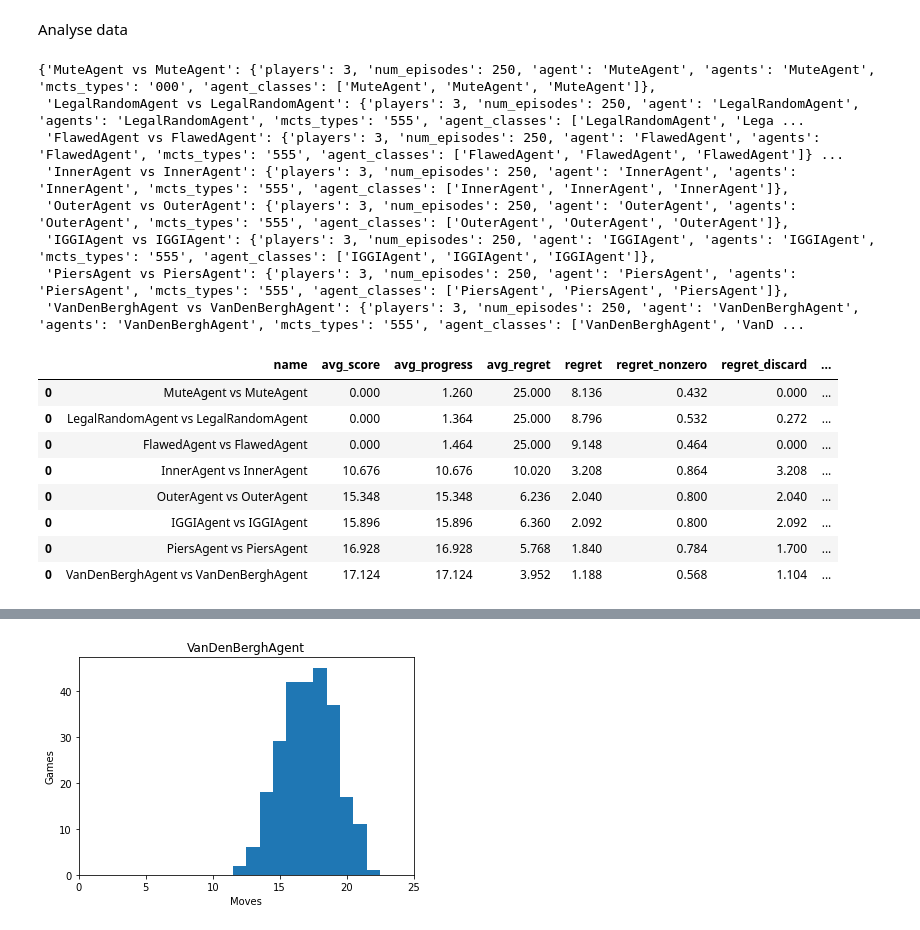
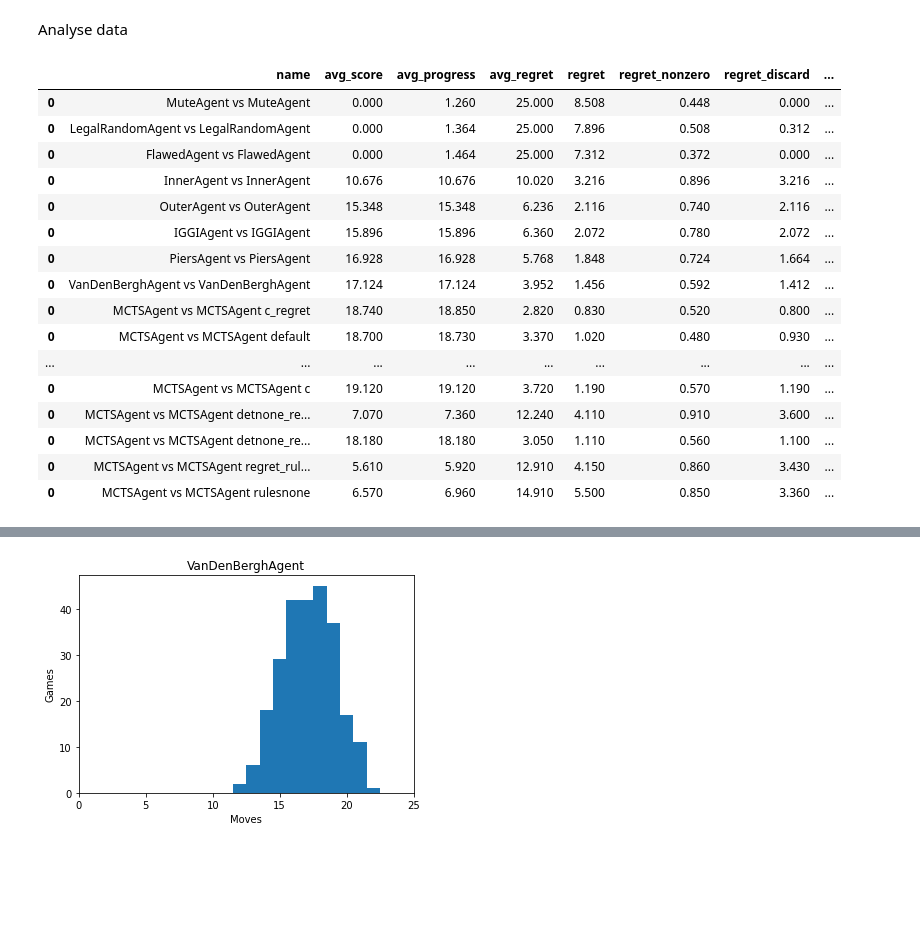
Before and after one commit to MBlogs/mcts-hanabi, a Jupyter notebook: experiments_store/analyse_experiment.ipynb, the cells around one changed output, grey strips where cells are left out. Cells and saved outputs as stored; diff of their text form; code cells hidden in the pictures; blank space fills up the shorter version.

Commit message:
MCTS Mix Experiment ready

```diff
--- a/experiments_store/analyse_experiment.ipynb
+++ b/experiments_store/analyse_experiment.ipynb
@@ -156,0 +157,32 @@ Computed average game regret 3.952
+# %%
+# Each file is a list of experiments
+file_names = {"vrun_rulebased3p":"vrun_rulebased_2/vrun_rulebased3p.sh.o"
+             ,"vrun_mcts_c_regret":"vrun_mcts_2/vrun_mcts_c_regret.sh.o1215729"
+             ,"vrun_mcts_default":"vrun_mcts_2/vrun_mcts_default.sh.o1215727"
+             ,"vrun_mcts_detnone_random_rulesnone":"vrun_mcts_2/vrun_mcts_detnone_random_rulesnone.sh.o1215733"
+             ,"vrun_mcts_detnone_regret_depth1":"vrun_mcts_2/vrun_mcts_detnone_regret_depth1.sh.o1215734"
+             ,"vrun_mcts_detnone_rulesnone":"vrun_mcts_2/vrun_mcts_detnone_rulesnone.sh.o1215732"
+             ,"vrun_mcts_detnone":"vrun_mcts_2/vrun_mcts_detnone.sh.o1215731"
+             ,"vrun_mcts_regret":"vrun_mcts_2/vrun_mcts_regret.sh.o1215737"
+             ,"vrun_mcts_c":"vrun_mcts_3/vrun_mcts_c.sh.o1215953"
+             ,"vrun_mcts_detnone_regret_rulesnone":"vrun_mcts_3/vrun_mcts_detnone_regret_rulesnone.sh.o1215958"
+             ,"vrun_mcts_detnone_regret":"vrun_mcts_3/vrun_mcts_detnone_regret.sh.o1215955"
+             ,"vrun_mcts_regret_rulesnone":"vrun_mcts_3/vrun_mcts_regret_rulesnone.sh.o1215957"
+             ,"vrun_mcts_rulesnone":"vrun_mcts_3/vrun_mcts_rulesnone.sh.o1215954"}
+master_experiments = {}
+
+for k,v in file_names.items():
+  experiments_store = None
+  experiments = None
+  exec(open(v).read()) # Defines a list of experiments (eg. 2p - 5p)
+  assert experiments_store is not None or experiments is not None
+  if experiments_store is not None: # Handle legeacy case where it was set to experiments_store
+    experiments = experiments_store
+  for i in range(len(experiments)):
+    master_experiments[k+"_"+str(i)] = experiments[i]
+
+experiment_list = [v for k,v in master_experiments.items()]
+experiment_dict = {exp.name:exp for k,exp in master_experiments.items()}
+
+for exp in experiment_list:
+  explain_experiment(exp)
@@ -157,25 +207,23 @@ Computed average game regret 3.952
 # %% [markdown]
 Analyse data
-# %%
-experiment_dict
-# %% [output]
-{'MuteAgent vs MuteAgent': {'players': 3, 'num_episodes': 250, 'agent': 'MuteAgent', 'agents': 'MuteAgent', 'mcts_types': '000', 'agent_classes': ['MuteAgent', 'MuteAgent', 'MuteAgent']},
- 'LegalRandomAgent vs LegalRandomAgent': {'players': 3, 'num_episodes': 250, 'agent': 'LegalRandomAgent', 'agents': 'LegalRandomAgent', 'mcts_types': '555', 'agent_classes': ['LegalRandomAgent', 'Lega ...
- 'FlawedAgent vs FlawedAgent': {'players': 3, 'num_episodes': 250, 'agent': 'FlawedAgent', 'agents': 'FlawedAgent', 'mcts_types': '555', 'agent_classes': ['FlawedAgent', 'FlawedAgent', 'FlawedAgent']} ...
- 'InnerAgent vs InnerAgent': {'players': 3, 'num_episodes': 250, 'agent': 'InnerAgent', 'agents': 'InnerAgent', 'mcts_types': '555', 'agent_classes': ['InnerAgent', 'InnerAgent', 'InnerAgent']},
- 'OuterAgent vs OuterAgent': {'players': 3, 'num_episodes': 250, 'agent': 'OuterAgent', 'agents': 'OuterAgent', 'mcts_types': '555', 'agent_classes': ['OuterAgent', 'OuterAgent', 'OuterAgent']},
- 'IGGIAgent vs IGGIAgent': {'players': 3, 'num_episodes': 250, 'agent': 'IGGIAgent', 'agents': 'IGGIAgent', 'mcts_types': '555', 'agent_classes': ['IGGIAgent', 'IGGIAgent', 'IGGIAgent']},
- 'PiersAgent vs PiersAgent': {'players': 3, 'num_episodes': 250, 'agent': 'PiersAgent', 'agents': 'PiersAgent', 'mcts_types': '555', 'agent_classes': ['PiersAgent', 'PiersAgent', 'PiersAgent']},
- 'VanDenBerghAgent vs VanDenBerghAgent': {'players': 3, 'num_episodes': 250, 'agent': 'VanDenBerghAgent', 'agents': 'VanDenBerghAgent', 'mcts_types': '555', 'agent_classes': ['VanDenBerghAgent', 'VanD ...
-# %%
-pd.concat([row_experiment(exp,0) for k,exp in experiment_dict.items()])
-# %% [output]
-|  | name | avg_score | avg_progress | avg_regret | regret | regret_nonzero | regret_discard | ... |
-| 0 | MuteAgent vs MuteAgent | 0.000 | 1.260 | 25.000 | 8.136 | 0.432 | 0.000 | ... |
-| 0 | LegalRandomAgent vs LegalRandomAgent | 0.000 | 1.364 | 25.000 | 8.796 | 0.532 | 0.272 | ... |
-| 0 | FlawedAgent vs FlawedAgent | 0.000 | 1.464 | 25.000 | 9.148 | 0.464 | 0.000 | ... |
-| 0 | InnerAgent vs InnerAgent | 10.676 | 10.676 | 10.020 | 3.208 | 0.864 | 3.208 | ... |
-| 0 | OuterAgent vs OuterAgent | 15.348 | 15.348 | 6.236 | 2.040 | 0.800 | 2.040 | ... |
-| 0 | IGGIAgent vs IGGIAgent | 15.896 | 15.896 | 6.360 | 2.092 | 0.800 | 2.092 | ... |
-| 0 | PiersAgent vs PiersAgent | 16.928 | 16.928 | 5.768 | 1.840 | 0.784 | 1.700 | ... |
-| 0 | VanDenBerghAgent vs VanDenBerghAgent | 17.124 | 17.124 | 3.952 | 1.188 | 0.568 | 1.104 | ... |
+# %%
+df = experiments_dict_to_df(master_experiments,2)
+df
+# %% [output]
+|  | name | avg_score | avg_progress | avg_regret | regret | regret_nonzero | regret_discard | ... |
+| 0 | MuteAgent vs MuteAgent | 0.000 | 1.260 | 25.000 | 8.508 | 0.448 | 0.000 | ... |
+| 0 | LegalRandomAgent vs LegalRandomAgent | 0.000 | 1.364 | 25.000 | 7.896 | 0.508 | 0.312 | ... |
+| 0 | FlawedAgent vs FlawedAgent | 0.000 | 1.464 | 25.000 | 7.312 | 0.372 | 0.000 | ... |
+| 0 | InnerAgent vs InnerAgent | 10.676 | 10.676 | 10.020 | 3.216 | 0.896 | 3.216 | ... |
+| 0 | OuterAgent vs OuterAgent | 15.348 | 15.348 | 6.236 | 2.116 | 0.740 | 2.116 | ... |
+| 0 | IGGIAgent vs IGGIAgent | 15.896 | 15.896 | 6.360 | 2.072 | 0.780 | 2.072 | ... |
+| 0 | PiersAgent vs PiersAgent | 16.928 | 16.928 | 5.768 | 1.848 | 0.724 | 1.664 | ... |
+| 0 | VanDenBerghAgent vs VanDenBerghAgent | 17.124 | 17.124 | 3.952 | 1.456 | 0.592 | 1.412 | ... |
+| 0 | MCTSAgent vs MCTSAgent c_regret | 18.740 | 18.850 | 2.820 | 0.830 | 0.520 | 0.800 | ... |
+| 0 | MCTSAgent vs MCTSAgent default | 18.700 | 18.730 | 3.370 | 1.020 | 0.480 | 0.930 | ... |
+| ... | ... | ... | ... | ... | ... | ... | ... | ... |
+| 0 | MCTSAgent vs MCTSAgent c | 19.120 | 19.120 | 3.720 | 1.190 | 0.570 | 1.190 | ... |
+| 0 | MCTSAgent vs MCTSAgent detnone_re... | 7.070 | 7.360 | 12.240 | 4.110 | 0.910 | 3.600 | ... |
+| 0 | MCTSAgent vs MCTSAgent detnone_re... | 18.180 | 18.180 | 3.050 | 1.110 | 0.560 | 1.100 | ... |
+| 0 | MCTSAgent vs MCTSAgent regret_rul... | 5.610 | 5.920 | 12.910 | 4.150 | 0.860 | 3.430 | ... |
+| 0 | MCTSAgent vs MCTSAgent rulesnone | 6.570 | 6.960 | 14.910 | 5.500 | 0.850 | 3.360 | ... |
```
Also changed, not shown: parts of 6 cells of this notebook, 23 other files.
